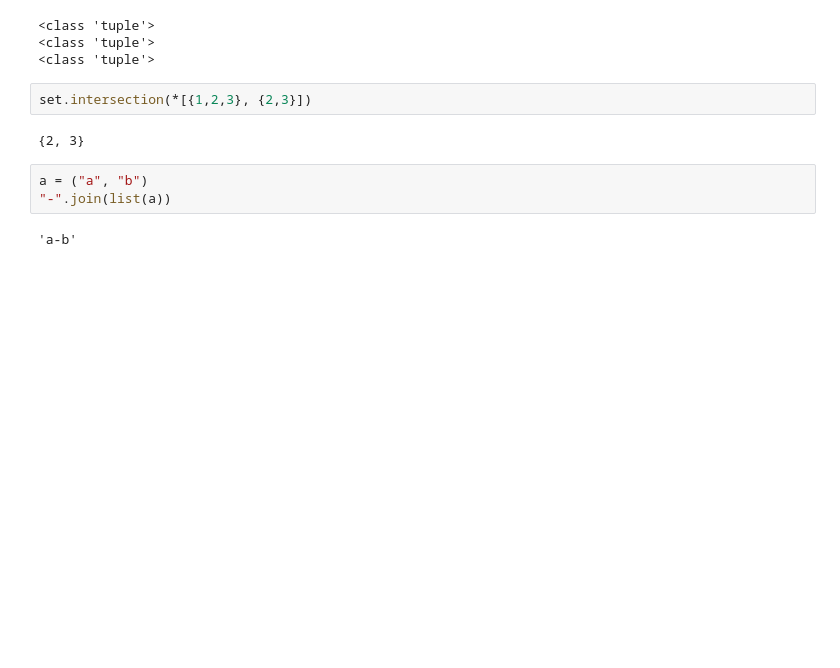
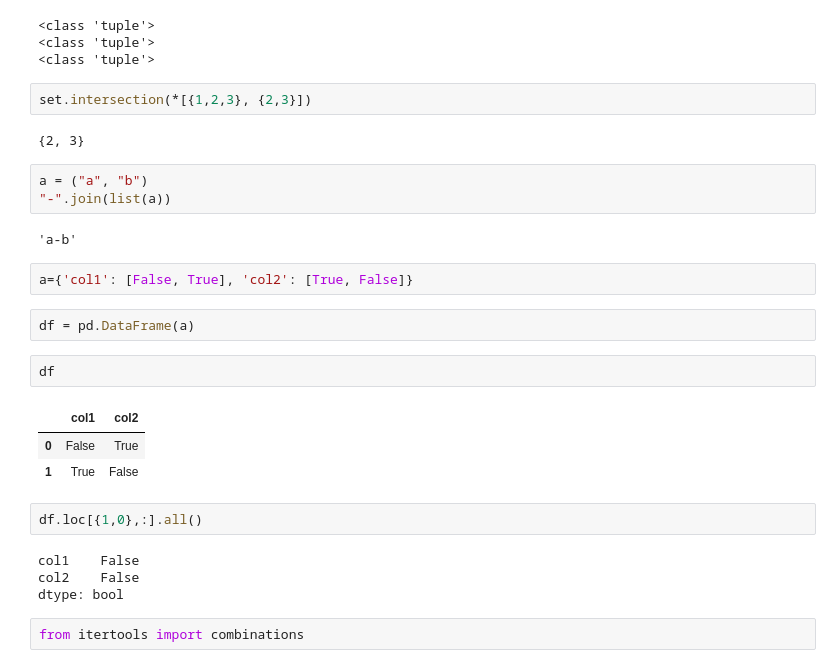
Before and after one commit to martin-tauber/thresholdMigration, a Jupyter notebook: analytics/thresholds.ipynb, the cells around one changed output. Cells and saved outputs as stored; diff of their text form; blank space fills up the shorter version.

```diff
--- a/analytics/thresholds.ipynb
+++ b/analytics/thresholds.ipynb
@@ -141,3 +142,21 @@ a = ("a", "b")
 "-".join(list(a))
 # %% [output]
 'a-b'
+# %%
+a={'col1': [False, True], 'col2': [True, False]}
+# %%
+df = pd.DataFrame(a)
+# %%
+df
+# %% [output]
+|  | col1 | col2 |
+| 0 | False | True |
+| 1 | True | False |
+# %%
+df.loc[{1,0},:].all()
+# %% [output]
+col1    False
+col2    False
+dtype: bool
+# %%
+from itertools import combinations
```
Also changed, not shown: parts of 10 cells of this notebook, 7 other files.
